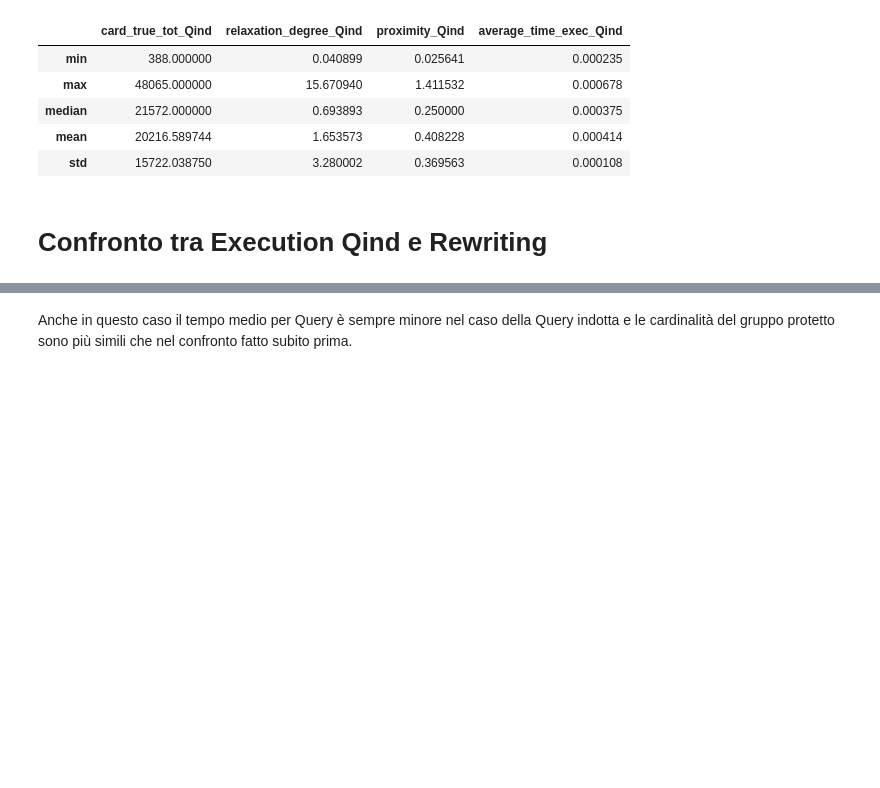
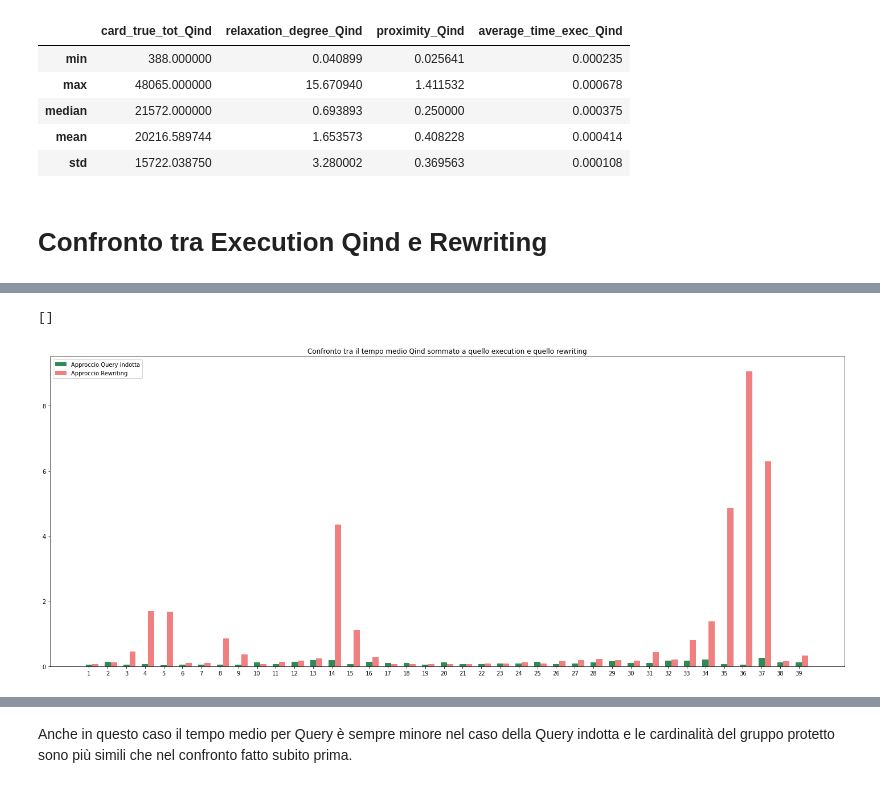
Before and after one commit to Nicogs43/KNN_coverage_constraint_query, a Jupyter notebook: Analysis_df_.ipynb, the cells around one changed output, grey strips where cells are left out. Saved outputs shown, nothing was run; the diff lists cells and outputs as text; code cells hidden in the pictures; blank space fills up the shorter version.

```diff
--- a/Analysis_df_.ipynb
+++ b/Analysis_df_.ipynb
@@ -339,0 +420,10 @@ execution_Qind_df.agg({
+# %%
+plt.bar(execution_Qind_df['id'],execution_Qind_df['summed_avg_time_exec_qind'],width,color='seagreen',label='Approccio Query indotta')
+plt.bar(rewriting_df['id']+width,rewriting_df['qcut_mean_summed_time'],width,color='lightcoral',label ='Approccio Rewriting')
+plt.xticks(execution_Qind_df['id'])
+plt.title("Confronto tra il tempo medio Qind sommato a quello execution e quello rewriting")
+plt.legend(loc = 'upper left')
+plt.plot()
+# %% [output]
+[]
+[figure, added]
```
Also changed, not shown: parts of 10 cells of this notebook.
